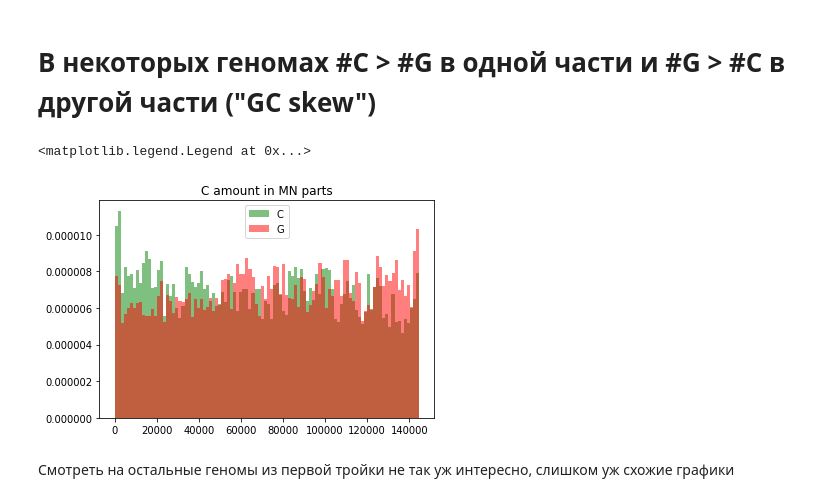
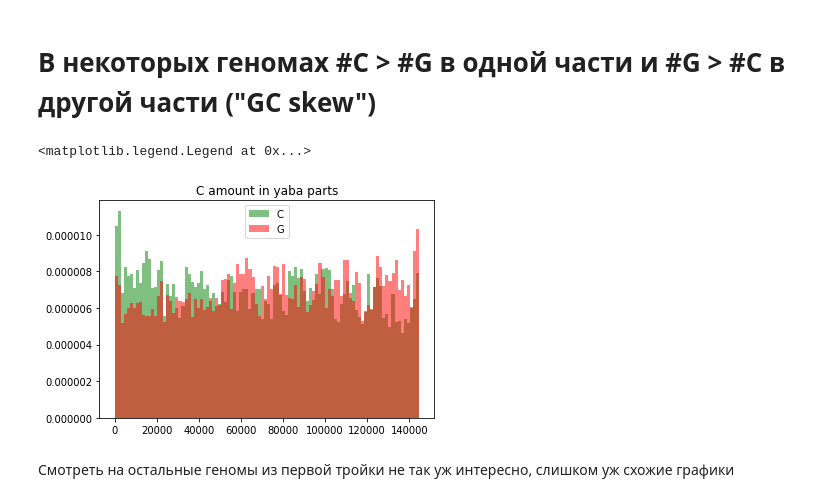
Before and after one commit to soapun/bioinfo, a Jupyter notebook: task 1_5_2.ipynb, the cells around one changed output. Drawn from its saved outputs; the diff is of its cells as text; code cells hidden in the pictures.

```diff
--- a/task 1_5_2.ipynb
+++ b/task 1_5_2.ipynb
@@ -52,25 +52,25 @@ print(yaba_w, '\n',hiv_w,'\n', wuhan_w)
 def find(genom, letter):
     return [i for i, c in enumerate(genom) if c == letter]
 # %%
-yaba_c_pos = find(mn, 'C')
-yaba_g_pos = find(mn, 'G')
+yaba_c_pos = find(yaba, 'C')
+yaba_g_pos = find(yaba, 'G')
 
-hiv_c_pos = find(mt, 'C')
-hiv_g_pos = find(mt, 'G')
+hiv_c_pos = find(hiv, 'C')
+hiv_g_pos = find(hiv, 'G')
 
-wuhan_c_pos = find(nc, 'C')
-wuhan_g_pos = find(nc, 'G')
+wuhan_c_pos = find(wuhan, 'C')
+wuhan_g_pos = find(wuhan, 'G')
 # %%
 kwargs = dict(alpha=0.5, bins=100, density=True, stacked=True)
 
 plt.hist(yaba_c_pos, **kwargs, color='g', label='C')
 plt.hist(yaba_g_pos, **kwargs, color='r', label='G')
 
-plt.gca().set(title='C amount in MN parts')
+plt.gca().set(title='C amount in yaba parts')
 plt.legend()
 # %% [output]
 <matplotlib.legend.Legend at 0x...>
-[figure, old version]
+[figure, new version]
 # %% [markdown]
 Смотреть на остальные геномы из первой тройки не так уж интересно, слишком уж схожие графики
 # %%
```
Also changed, not shown: parts of 4 cells of this notebook.
